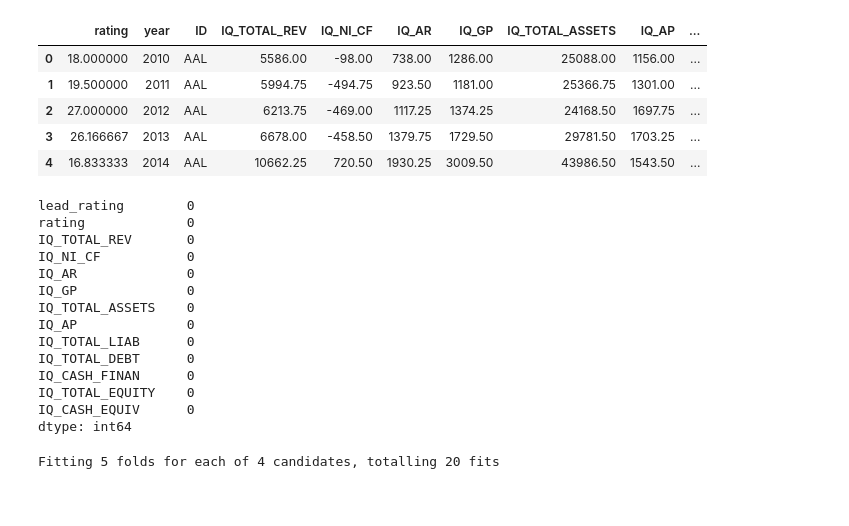
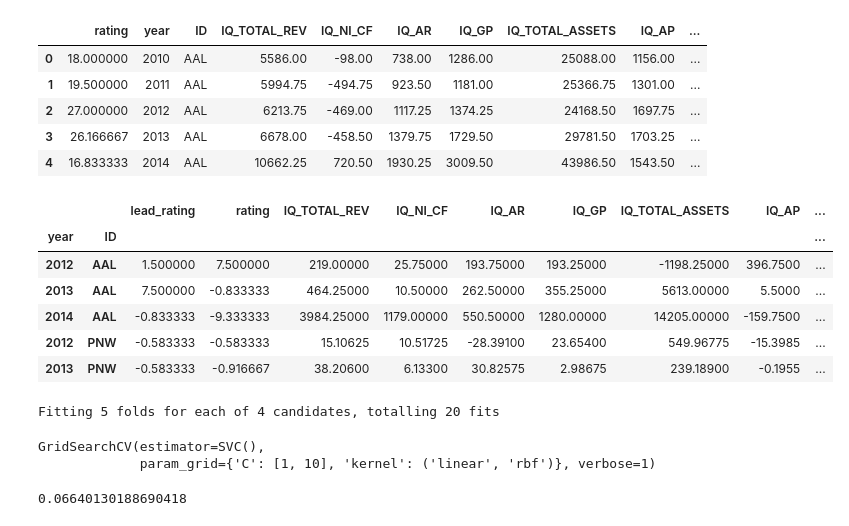
Before and after one commit to yedidv/credit_rating_predictions, a Jupyter notebook: model.ipynb, the cells around one changed output. Drawn from its saved outputs; the diff is of its cells as text; code cells hidden in the pictures; blank space fills up the shorter version.

```diff
--- a/model.ipynb
+++ b/model.ipynb
@@ -87,45 +87,38 @@ tot_df.head()
 tot_df_clean = pd.DataFrame()
 
 
 
 for ticker in tqdm(tot_df['ID'].unique()):
 
 
     ## small df is all the rows with the ticker, sort by year
     small_df = tot_df[tot_df['ID'] == ticker].sort_values(by = 'year',
                                                              ascending = True)
 
 
     ## Insert a lead rating column. This is the predictor column,
     ## as we are trying to predict the credit rating for the next year
     small_df.insert(loc = 0, column = 'lead_rating',
                value = small_df.rating.shift(1))
 
 
     ## Set the index as the year and the ticker.
     small_df.set_index(['year', 'ID'], inplace = True)
 
     ## Take the difference between rows. We are looking to find
     ## differences in credit rating, so we are going to compare it to
     ## differences in dependent variables.
     ## We can then drop the nulls.
     small_df = small_df.diff().dropna()
 
     tot_df_clean = pd.concat([tot_df_clean, small_df], axis = 0)
 
-tot_df_clean.isna().sum()
+tot_df_clean.head()
 # %% [output]
-lead_rating        0
-rating             0
-IQ_TOTAL_REV       0
-IQ_NI_CF           0
-IQ_AR              0
-IQ_GP              0
-IQ_TOTAL_ASSETS    0
-IQ_AP              0
-IQ_TOTAL_LIAB      0
-IQ_TOTAL_DEBT      0
-IQ_CASH_FINAN      0
-IQ_TOTAL_EQUITY    0
-IQ_CASH_EQUIV      0
-dtype: int64
+|  |  | lead_rating | rating | IQ_TOTAL_REV | IQ_NI_CF | IQ_AR | IQ_GP | IQ_TOTAL_ASSETS | IQ_AP | ... |
+| year | ID |  |  |  |  |  |  |  |  | ... |
+| 2012 | AAL | 1.500000 | 7.500000 | 219.00000 | 25.75000 | 193.75000 | 193.25000 | -1198.25000 | 396.7500 | ... |
+| 2013 | AAL | 7.500000 | -0.833333 | 464.25000 | 10.50000 | 262.50000 | 355.25000 | 5613.00000 | 5.5000 | ... |
+| 2014 | AAL | -0.833333 | -9.333333 | 3984.25000 | 1179.00000 | 550.50000 | 1280.00000 | 14205.00000 | -159.7500 | ... |
+| 2012 | PNW | -0.583333 | -0.583333 | 15.10625 | 10.51725 | -28.39100 | 23.65400 | 549.96775 | -15.3985 | ... |
+| 2013 | PNW | -0.583333 | -0.916667 | 38.20600 | 6.13300 | 30.82575 | 2.98675 | 239.18900 | -0.1955 | ... |
@@ -139,10 +149,9 @@ train_x, test_x, train_y, test_y = train_test_split(
 # %%
 from sklearn.model_selection import RepeatedStratifiedKFold
-from sklearn.svm import SVR
+from sklearn.svm import SVC
 from sklearn.model_selection import GridSearchCV
 
-x = tot_df_clean.drop(['lead_rating'], axis = 1)
-y = tot_df_clean['lead_rating']
+
 
 params = {'kernel':('linear', 'rbf'), 'C':[1, 10]}
 
@@ -151,9 +160,10 @@ cv = RepeatedStratifiedKFold(n_splits = 10,
                             n_repeats = 3)
 
 
-search = GridSearchCV(estimator = SVR(),
+search = GridSearchCV(estimator = SVC(),
                       param_grid = params, verbose = 1)
+search.fit(x, y)
+# %% [output]
+Fitting 5 folds for each of 4 candidates, totalling 20 fits
+GridSearchCV(estimator=SVC(),
+             param_grid={'C': [1, 10], 'kernel': ('linear', 'rbf')}, verbose=1)
-# %%
-search.fit(train_x, train_y)
-# %% [output]
-Fitting 5 folds for each of 4 candidates, totalling 20 fits
@@ -164,0 +170,7 @@ print(score)
+# %%
+from sklearn.metrics import r2_score
+
+prediction = search.predict(test_x)
+r2_score(test_y, prediction)
+# %% [output]
+0.06640130188690418
```
Also changed, not shown: parts of 5 cells of this notebook, 6 other files.
